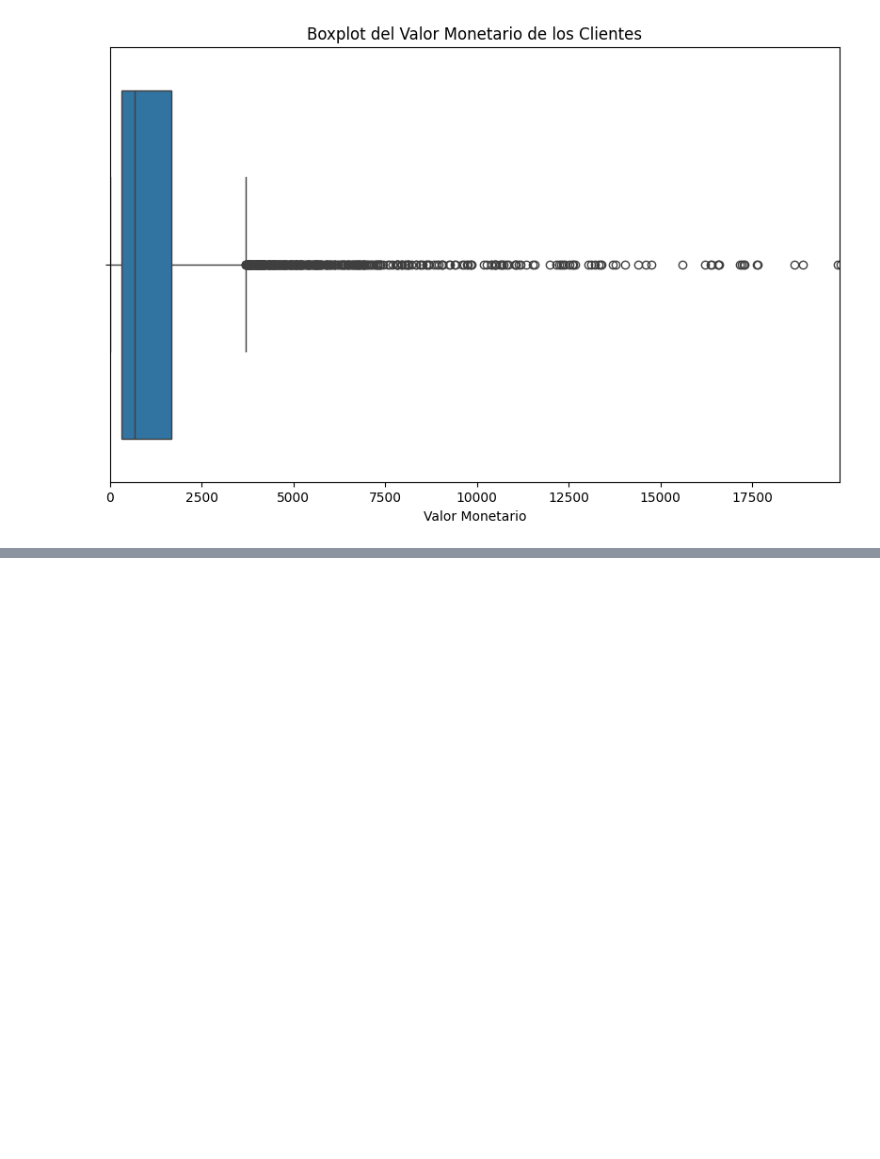
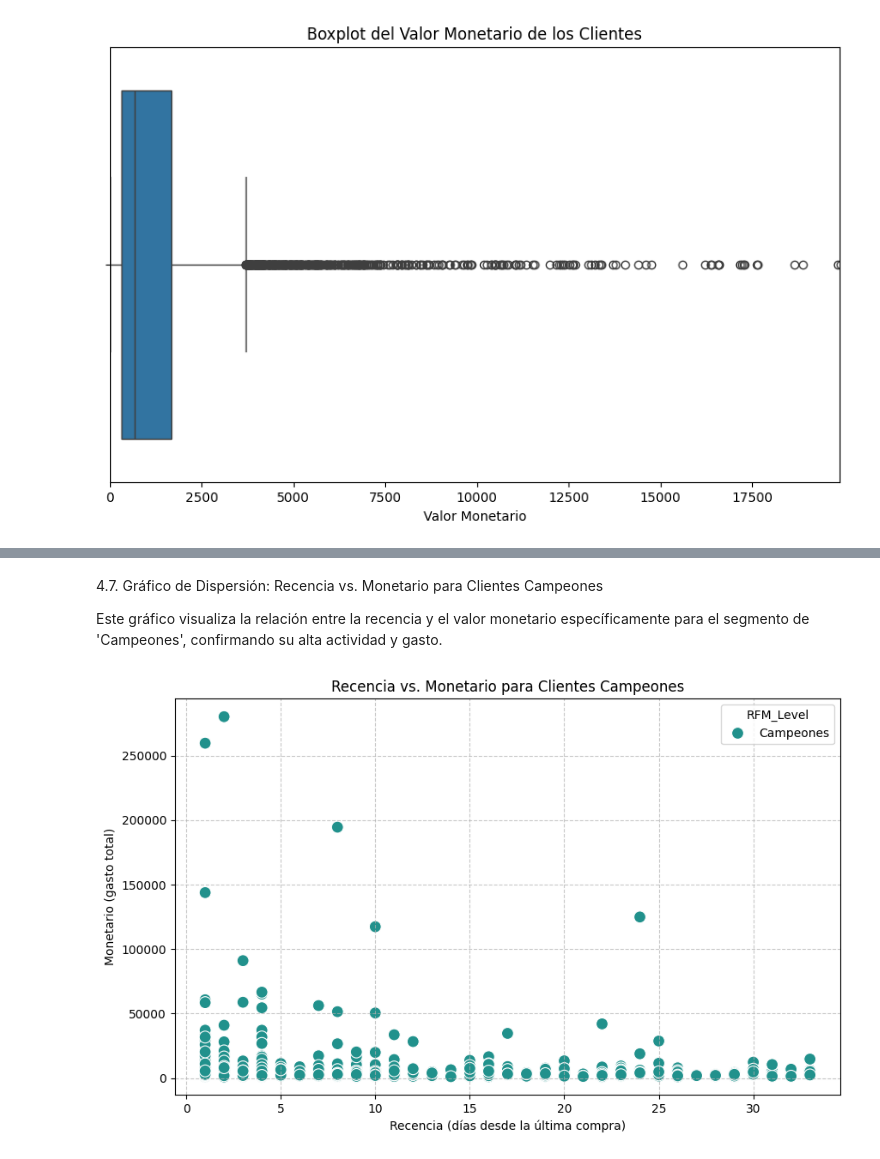
Before and after one commit to tecnojimbo/G5-ANALISISDATOS-EDA-, a Jupyter notebook: G5-AnalisisDatos-EDA.ipynb, the cells around one changed output, grey strips where cells are left out. Saved outputs shown, nothing was run; the diff lists cells and outputs as text; code cells hidden in the pictures; blank space fills up the shorter version.

Commit message:
Clientes 'Campeones' (VIP), Gráfico de Dispersión: Recencia vs. Monetario para Clientes Campeones Gráfico de Dispersión: Frecuencia vs. Monetario para Clientes Campeones

```diff
--- a/G5-AnalisisDatos-EDA.ipynb
+++ b/G5-AnalisisDatos-EDA.ipynb
@@ -381,0 +386,13 @@ plt.show()
+# %%
+champions = rfm[rfm['RFM_Level'] == 'Campeones']
+
+print('Clientes Campeones (VIP):')
+display(champions.head())
+
+print(f"Número total de clientes 'Campeones': {len(champions)}")
+
+# Calcular el promedio de Recencia, Frecuencia y Monetario para los clientes 'Campeones'
+champions_avg_rfm = champions[['Recency', 'Frequency', 'Monetary']].mean()
+
+print('\nPromedio RFM de clientes Campeones:')
+display(champions_avg_rfm)
@@ -381,0 +415,14 @@ plt.show()
+# %% [markdown]
+4.7. Gráfico de Dispersión: Recencia vs. Monetario para Clientes Campeones
+
+Este gráfico visualiza la relación entre la recencia y el valor monetario específicamente para el segmento de 'Campeones', confirmando su alta actividad y gasto.
+# %%
+plt.figure(figsize=(10, 6))
+sns.scatterplot(x='Recency', y='Monetary', data=champions, hue='RFM_Level', palette='viridis', s=100)
+plt.title('Recencia vs. Monetario para Clientes Campeones')
+plt.xlabel('Recencia (días desde la última compra)')
+plt.ylabel('Monetario (gasto total)')
+plt.grid(True, linestyle='--', alpha=0.7)
+plt.show()
+# %% [output]
+[figure, added]
```
Also changed, not shown: parts of 4 cells of this notebook.
